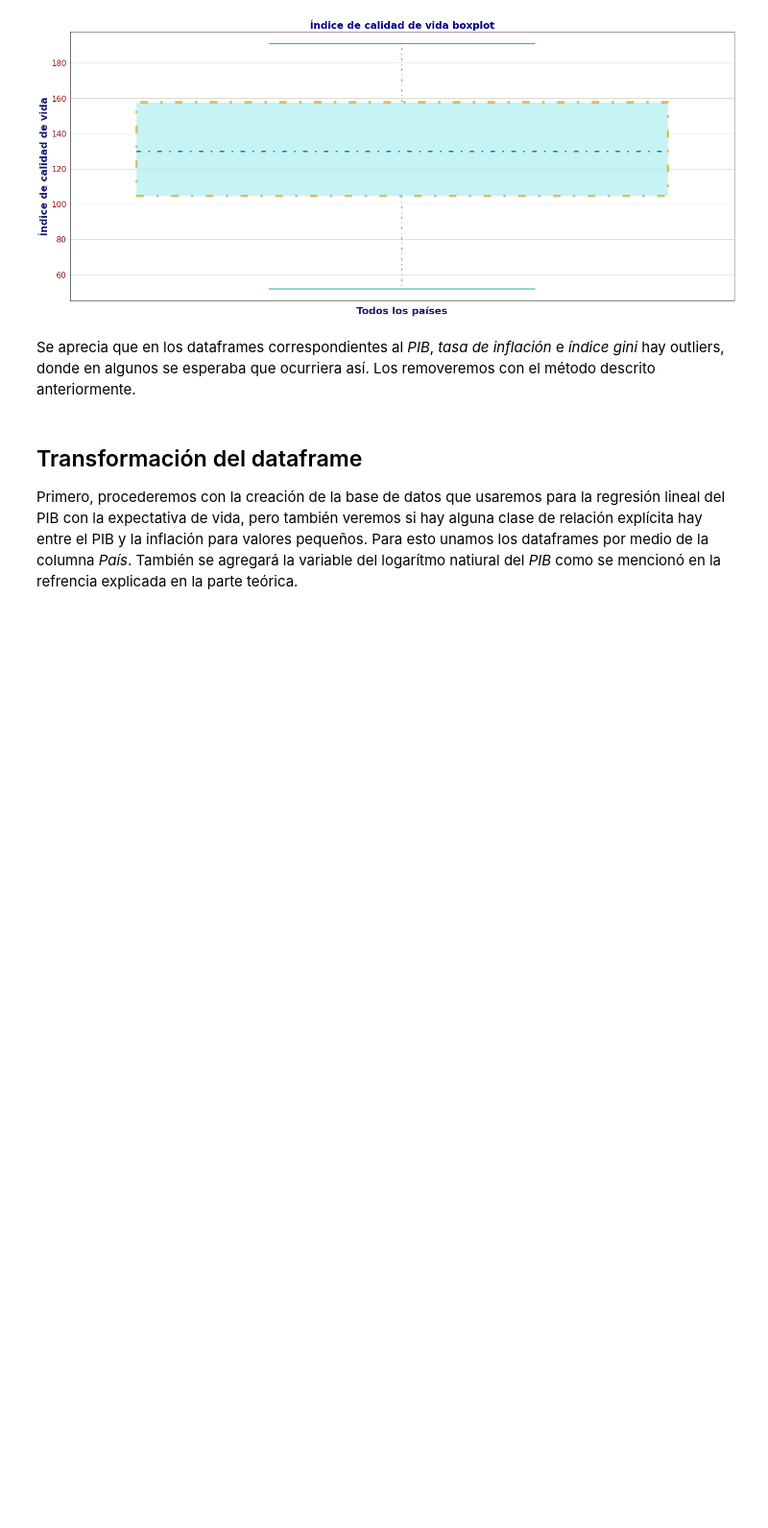
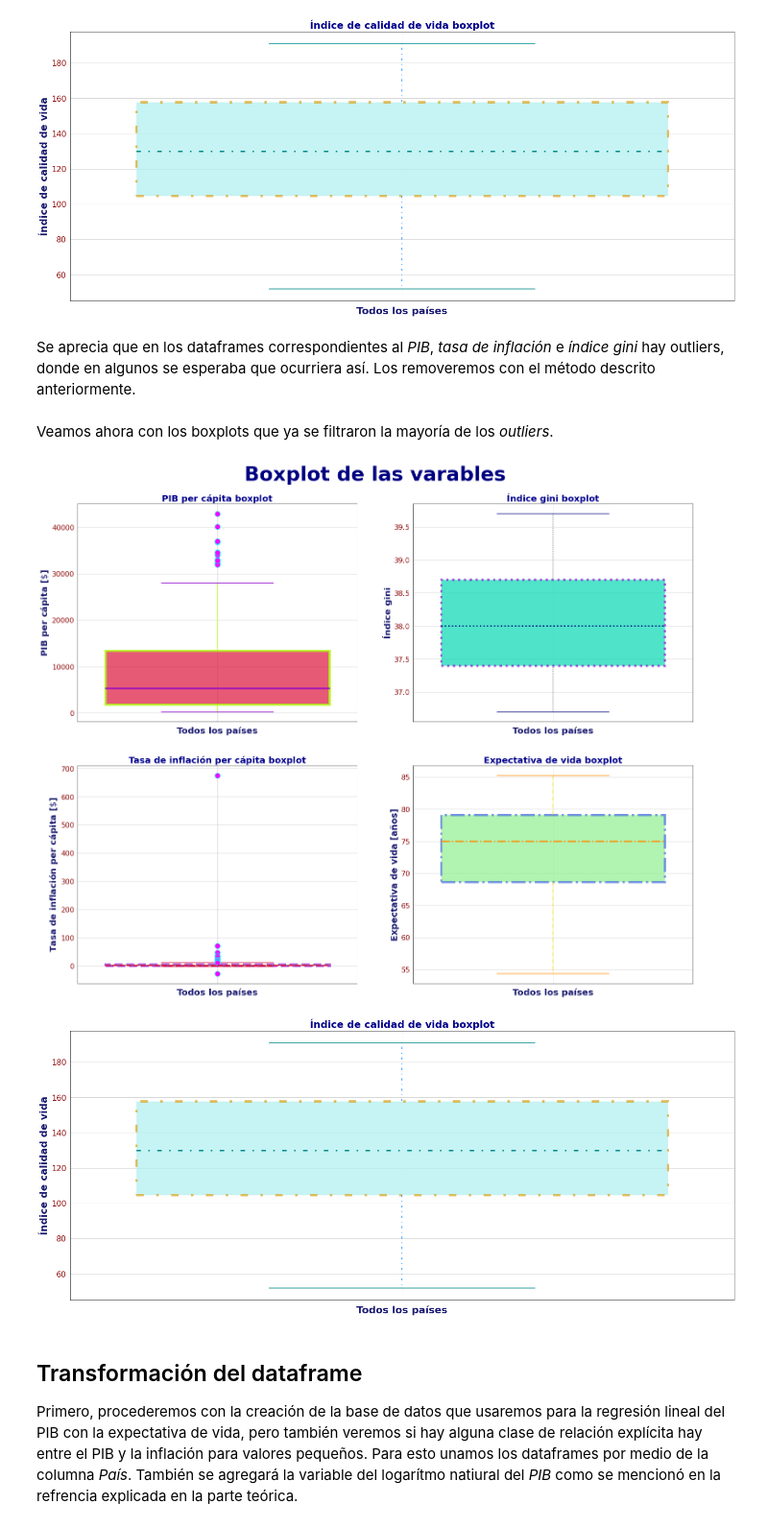
Before and after one commit to PhysTony/ICD_CIDE, a Jupyter notebook: Proyecto/Antonio_Huerta_Montellano_Proyecto.ipynb, the cells around one changed output. Shown at 96% size. Cells and saved outputs as stored; diff of their text form; code cells hidden in the pictures; blank space fills up the shorter version.

```diff
--- a/Proyecto/Antonio_Huerta_Montellano_Proyecto.ipynb
+++ b/Proyecto/Antonio_Huerta_Montellano_Proyecto.ipynb
@@ -526,8 +526,82 @@ plt.show()
 # %% [markdown]
 Se aprecia que en los dataframes correspondientes al *PIB*, *tasa de inflación* e *índice gini* hay outliers, donde en algunos se esperaba que ocurriera así. Los removeremos con el método descrito anteriormente.
 # %%
-df['cgpa'].mean() + 3*df['cgpa'].std()
-df['cgpa'].mean() - 3*df['cgpa'].std()
+# Calcularemos el umbral superior e inferior dados por tres veces la varianza alrededor de la media para cada dataframe
+pib_us = pib_c['PIB_pc'].mean() + 1*pib_c['PIB_pc'].std()
+pib_ui = pib_c['PIB_pc'].mean() - 1*pib_c['PIB_pc'].std()
+inflacion_us = inflacion_c['Inflacion_pc'].mean() + 2*inflacion_c['Inflacion_pc'].std()
+inflacion_ui = inflacion_c['Inflacion_pc'].mean() - 2*inflacion_c['Inflacion_pc'].std()
+gini_us = gini_c['Gini'].mean() + 0.2*gini_c['Gini'].std()
+gini_ui = gini_c['Gini'].mean() - 0.2*gini_c['Gini'].std()
+# %%
+# Filtraremos los dataframes para que no contengan datos con outliers
+pib_sin_out = pib_c[(pib_c['PIB_pc'] < pib_us) & (pib_c['PIB_pc'] > pib_ui)]
+inflacion_sin_out = inflacion_c[(inflacion_c['Inflacion_pc'] < inflacion_us) & (inflacion_c['Inflacion_pc'] > inflacion_ui)]
+gini_sin_out = gini_c[(gini_c['Gini'] < gini_us) & (gini_c['Gini'] > gini_ui)]
+# %% [markdown]
+Veamos ahora con los boxplots que ya se filtraron la mayoría de los *outliers*.
+# %%
+sns.set_style('white')
+f,axes = plt.subplots(2,2, figsize=(25,20))
+f.suptitle("Boxplot de las varables", fontsize = 45, color = 'navy', fontweight = 'bold', y=0.94)
+g_1 = sns.boxplot(y = 'PIB_pc', data = pib_sin_out,
+            palette = 'Set2',
+            ax=axes[0,0],
+            **kws_1)
+g_1.set_title("PIB per cápita boxplot", fontsize = 20, fontweight = 'bold', color = 'darkblue')
+g_1.set_ylabel('PIB per cápita [$\$$]', fontsize = 20, fontweight = 'bold', color = 'midnightblue')
+g_1.set_xlabel('Todos los países', fontsize = 20, fontweight = 'bold', color = 'midnightblue')
+g_1.tick_params(labelsize = 16, labelcolor = 'darkred')
+g_1.grid()
+
+g_2 = sns.boxplot(y = 'Gini', data = gini_sin_out,
+            palette = 'Set2',
+            ax=axes[0,1],
+            **kws_2)
+g_2.set_title("Índice gini boxplot", fontsize = 20, fontweight = 'bold', color = 'darkblue')
+g_2.set_ylabel('Índice gini', fontsize = 20, fontweight = 'bold', color = 'midnightblue')
+g_2.set_xlabel('Todos los países', fontsize = 20, fontweight = 'bold', color = 'midnightblue')
+g_2.tick_params(labelsize = 16, labelcolor = 'darkred')
+g_2.grid()
+
+g_3 = sns.boxplot(y = 'Inflacion_pc', data = inflacion_sin_out,
+            palette = 'Set2',
+            ax=axes[1,0],
+            **kws_3)
+g_3.set_title("Tasa de inflación per cápita boxplot", fontsize = 20, fontweight = 'bold', color = 'darkblue')
+g_3.set_ylabel('Tasa de inflación per cápita [$\$$]', fontsize = 20, fontweight = 'bold', color = 'midnightblue')
+g_3.set_xlabel('Todos los países', fontsize = 20, fontweight = 'bold', color = 'midnightblue')
+g_3.tick_params(labelsize = 16, labelcolor = 'darkred')
+g_3.grid()
+
+g_4 = sns.boxplot(y = 'Expectativa_vida', data = e_vida_c,
+            palette = 'Set2',
+            ax=axes[1,1],
+            **kws_4)
+g_4.set_title("Expectativa de vida boxplot", fontsize = 20, fontweight = 'bold', color = 'darkblue')
+g_4.set_ylabel('Expectativa de vida [años]', fontsize = 20, fontweight = 'bold', color = 'midnightblue')
+g_4.set_xlabel('Todos los países', fontsize = 20, fontweight = 'bold', color = 'midnightblue')
+g_4.tick_params(labelsize = 16, labelcolor = 'darkred')
+g_4.grid()
+
+
+sns.set_style('white')
+f1,axes1 = plt.subplots(1,1, figsize=(24,10))
+g_5 = sns.boxplot(y = 'Calidad_de_vida', data = c_vida_c,
+            palette = 'Set2',
+            **kws_5)
+g_5.set_title("Índice de calidad de vida boxplot", fontsize = 20, fontweight = 'bold', color = 'darkblue')
+g_5.set_ylabel('Índice de calidad de vida', fontsize = 20, fontweight = 'bold', color = 'midnightblue')
+g_5.set_xlabel('Todos los países', fontsize = 20, fontweight = 'bold', color = 'midnightblue')
+g_5.tick_params(labelsize = 16, labelcolor = 'darkred')
+g_5.grid()
+
+# Controlemos el espacio entre los gráficos
+plt.subplots_adjust(wspace=0.15, hspace=0.1)
+plt.show()
+# %% [output]
+[figure, added]
+[figure, added]
 # %% [markdown]
 ## Transformación del dataframe
 
```
Also changed, not shown: parts of 5 cells of this notebook.
